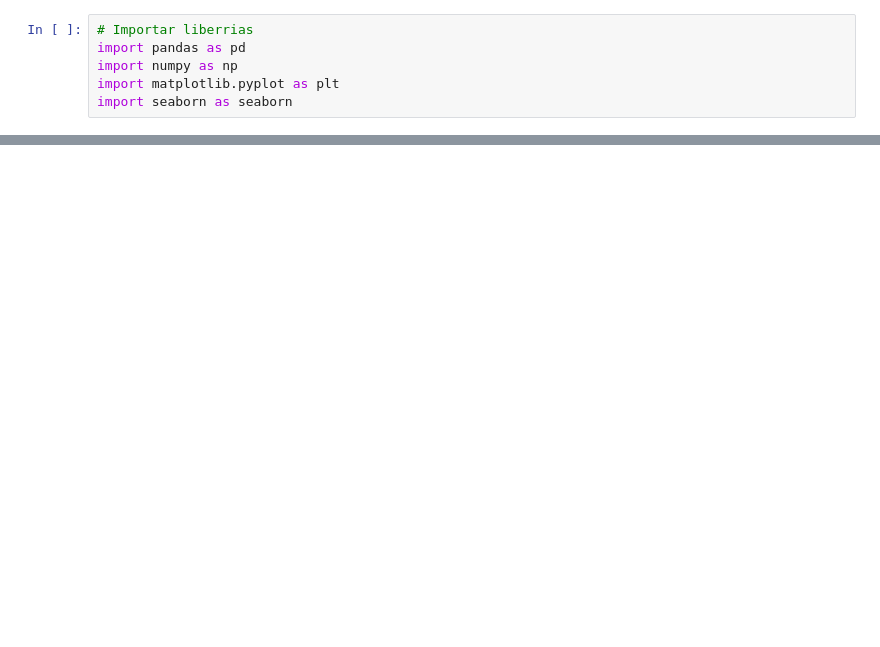
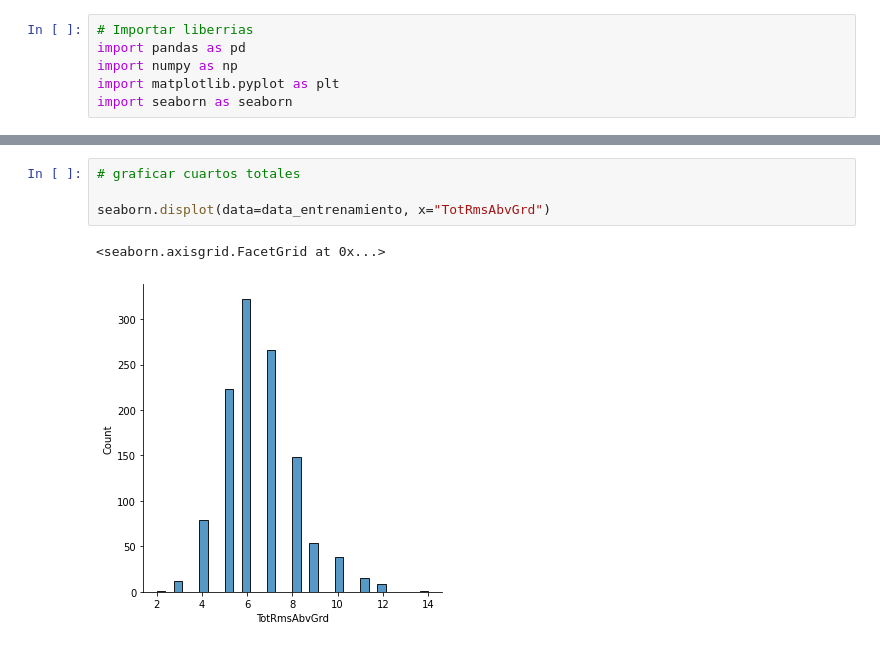
Before and after one commit to renatocoronado/proyecto1, a Jupyter notebook: proyecto_1.ipynb, the cells around one changed output, grey strips where cells are left out. Drawn from its saved outputs; the diff is of its cells as text; blank space fills up the shorter version.

```diff
--- a/proyecto_1.ipynb
+++ b/proyecto_1.ipynb
@@ -35,0 +152,7 @@ data
+# %%
+# graficar cuartos totales
+
+seaborn.displot(data=data_entrenamiento, x="TotRmsAbvGrd")
+# %% [output]
+<seaborn.axisgrid.FacetGrid at 0x...>
+[figure, added]
```
Also changed, not shown: parts of 25 cells of this notebook.
